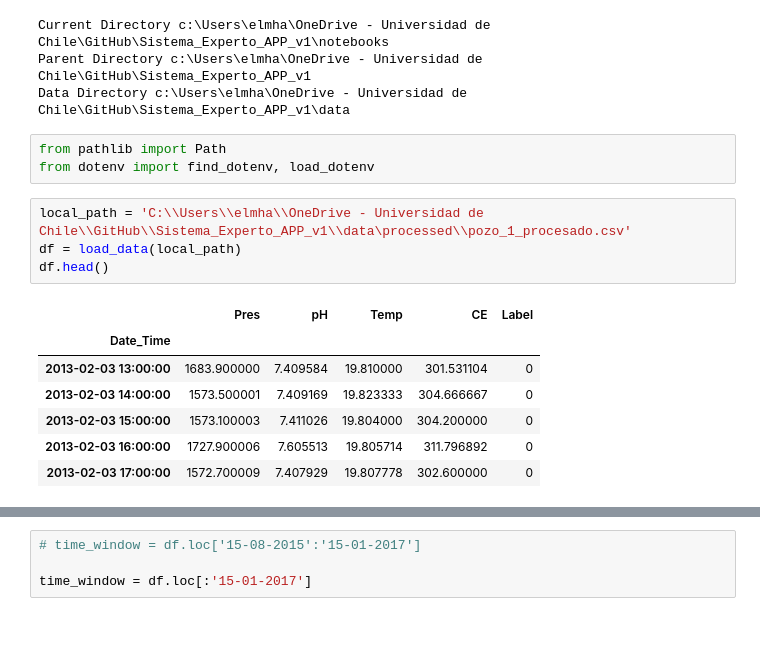
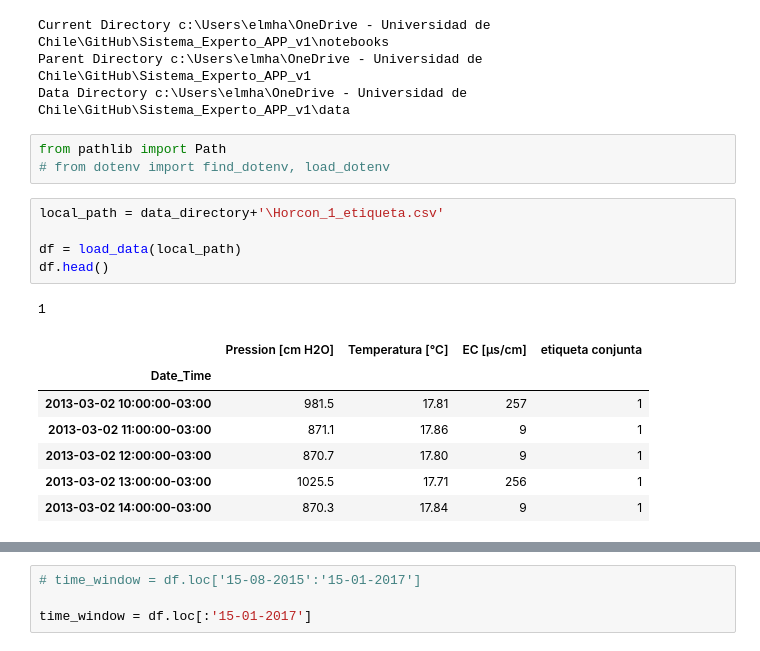
Before and after one commit to Max-jones/Sistema_Experto_APP_v1, a Jupyter notebook: notebooks/app_testing.ipynb, the cells around one changed output, grey strips where cells are left out. Saved outputs shown, nothing was run; the diff lists cells and outputs as text.

```diff
--- a/notebooks/app_testing.ipynb
+++ b/notebooks/app_testing.ipynb
@@ -55,16 +57,18 @@ Parent Directory c:\Users\elmha\OneDrive - Universidad de Chile\GitHub\Sistema_E
 Data Directory c:\Users\elmha\OneDrive - Universidad de Chile\GitHub\Sistema_Experto_APP_v1\data
 # %%
 from pathlib import Path
-from dotenv import find_dotenv, load_dotenv
+# from dotenv import find_dotenv, load_dotenv
 # %%
-local_path = 'C:\\Users\\elmha\\OneDrive - Universidad de Chile\\GitHub\\Sistema_Experto_APP_v1\\data\processed\\pozo_1_procesado.csv'
+local_path = data_directory+'\Horcon_1_etiqueta.csv'
+
 df = load_data(local_path)
 df.head()
 # %% [output]
+1
-|  | Pres | pH | Temp | CE | Label |
-| Date_Time |  |  |  |  |  |
-| 2013-02-03 13:00:00 | 1683.900000 | 7.409584 | 19.810000 | 301.531104 | 0 |
-| 2013-02-03 14:00:00 | 1573.500001 | 7.409169 | 19.823333 | 304.666667 | 0 |
-| 2013-02-03 15:00:00 | 1573.100003 | 7.411026 | 19.804000 | 304.200000 | 0 |
-| 2013-02-03 16:00:00 | 1727.900006 | 7.605513 | 19.805714 | 311.796892 | 0 |
-| 2013-02-03 17:00:00 | 1572.700009 | 7.407929 | 19.807778 | 302.600000 | 0 |
+|  | Pression [cm H2O] | Temperatura [°C] | EC [µs/cm] | etiqueta conjunta |
+| Date_Time |  |  |  |  |
+| 2013-03-02 10:00:00-03:00 | 981.5 | 17.81 | 257 | 1 |
+| 2013-03-02 11:00:00-03:00 | 871.1 | 17.86 | 9 | 1 |
+| 2013-03-02 12:00:00-03:00 | 870.7 | 17.80 | 9 | 1 |
+| 2013-03-02 13:00:00-03:00 | 1025.5 | 17.71 | 256 | 1 |
+| 2013-03-02 14:00:00-03:00 | 870.3 | 17.84 | 9 | 1 |
```
Also changed, not shown: parts of 4 cells of this notebook, 3 other files.
